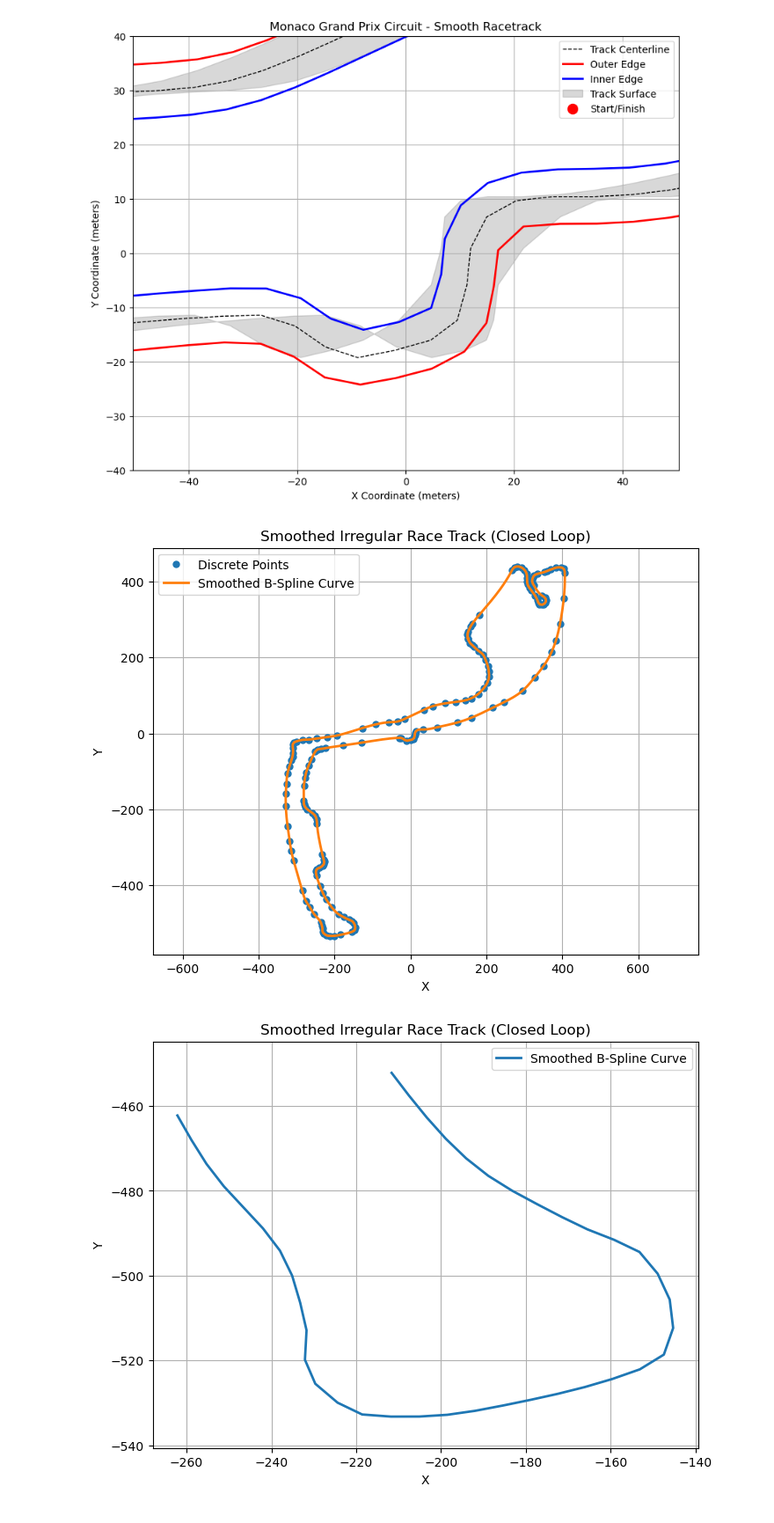
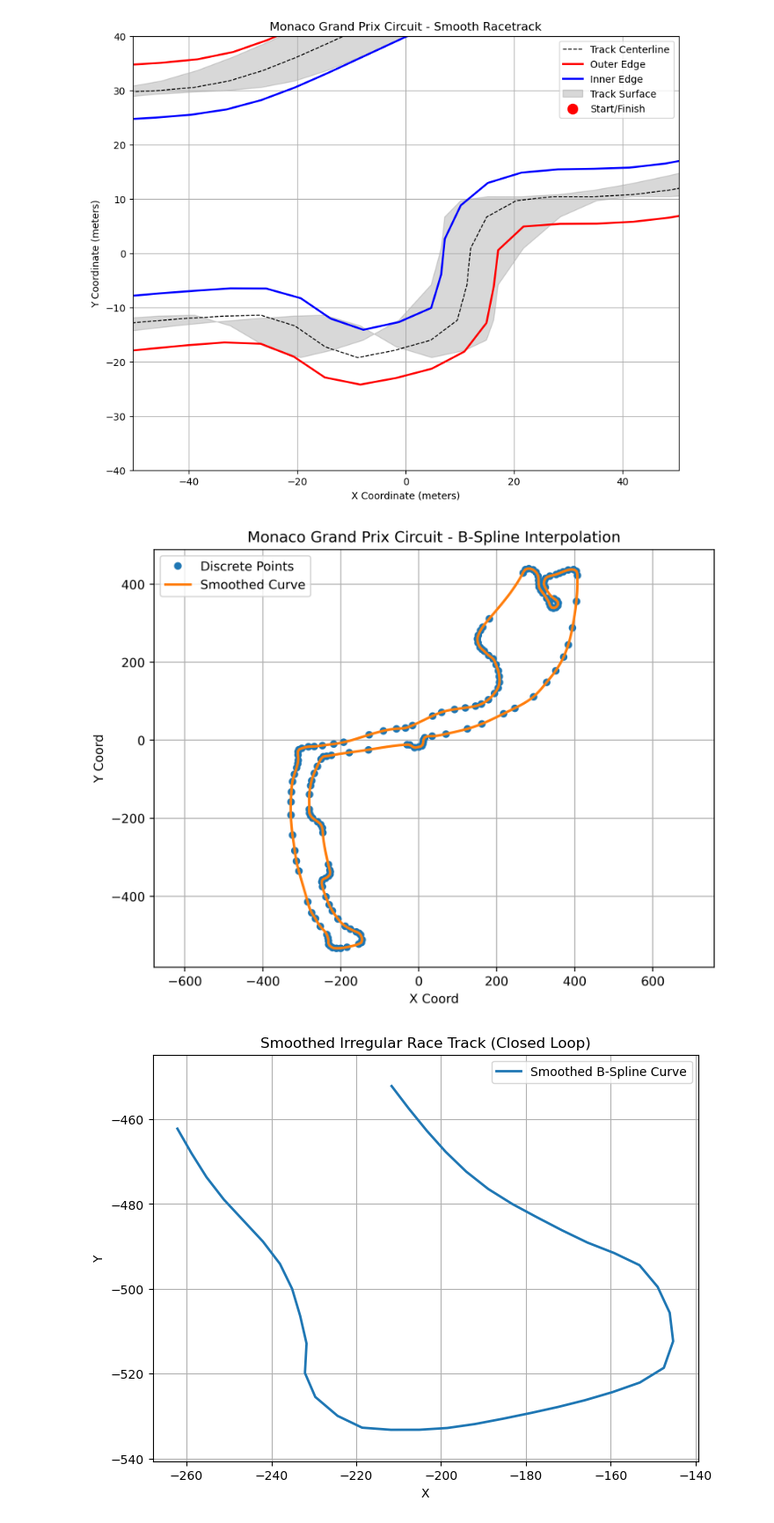
Before and after one commit to nathanctodd/Monaco, a Jupyter notebook: vol4proj.ipynb, the cells around one changed output. Shown at 88% size. Saved outputs shown, nothing was run; the diff lists cells and outputs as text; code cells hidden in the pictures.

```diff
--- a/vol4proj.ipynb
+++ b/vol4proj.ipynb
@@ -233,38 +233,39 @@ def compute_perpendiculars(x, y):
 # Load the GeoJSON data for the Monaco circuit
 with open('mc-1929.geojson', 'r') as f:
     geojson_data = json.load(f)
 
 # Extract coordinates from the GeoJSON data
 coordinates = geojson_data['features'][0]['geometry']['coordinates']
 lons, lats = zip(*coordinates)
 
 # Reference point for coordinate conversion (mean latitude and longitude)
 lat0, lon0 = np.mean(lats), np.mean(lons)
 
 # Convert GPS coordinates to Cartesian coordinates
 x, y = latlon_to_xy(np.array(lats), np.array(lons), lat0, lon0)
 
 
 # Apply B-spline interpolation with periodic boundary condition (per=True)
 tck, u = splprep([x, y], s=0, per=True)
 
 # Generate smooth points
 u_fine = np.linspace(0, 1, 500)
 x_smooth, y_smooth = splev(u_fine, tck)
 
 # Plot the smoothed track and the discrete points
+plt.rcParams['figure.dpi'] = 400
 plt.figure(figsize=(8, 6))
 plt.plot(x, y, 'o', label='Discrete Points', markersize=5)
-plt.plot(x_smooth, y_smooth, '-', label='Smoothed B-Spline Curve', linewidth=2)
-plt.title('Smoothed Irregular Race Track (Closed Loop)')
-plt.xlabel('X')
-plt.ylabel('Y')
+plt.plot(x_smooth, y_smooth, '-', label='Smoothed Curve', linewidth=2)
+plt.title('Monaco Grand Prix Circuit - B-Spline Interpolation')
+plt.xlabel('X Coord')
+plt.ylabel('Y Coord')
 plt.legend()
 plt.grid(True)
 plt.axis('equal')
 plt.show()
 # %% [output]
-[figure, old version]
+[figure, new version]
 # %%
 plt.figure(figsize=(8, 6))
 # plt.plot(x, y, 'o', label='Discrete Points', markersize=5)
```
Also changed, not shown: 1 other file.
